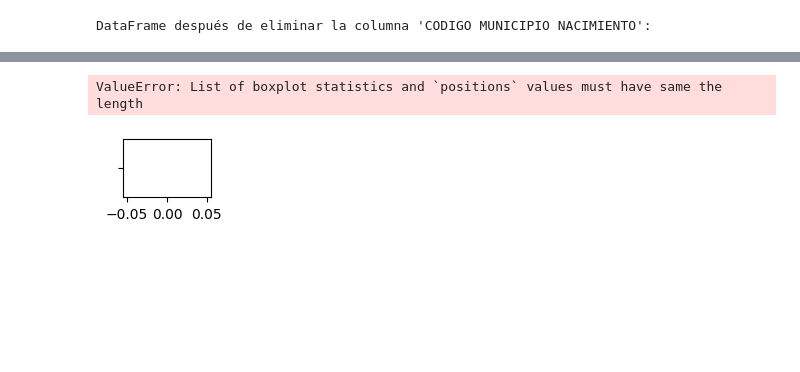
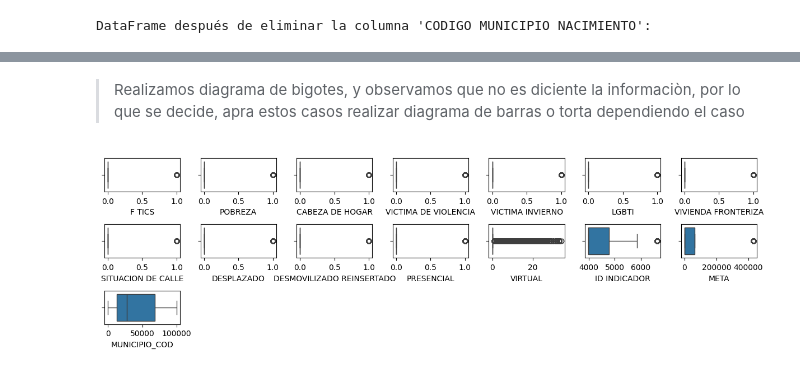
Before and after one commit to Dalivi83/analisisyvisualizaciondata, a Jupyter notebook: laboratorio2.ipynb, the cells around one changed output, grey strips where cells are left out. Drawn from its saved outputs; the diff is of its cells as text; code cells hidden in the pictures; blank space fills up the shorter version.

```diff
--- a/laboratorio2.ipynb
+++ b/laboratorio2.ipynb
@@ -221,14 +248,15 @@ DataFrame después de eliminar la columna 'CODIGO MUNICIPIO NACIMIENTO':
+# %% [markdown]
+> Realizamos diagrama de bigotes, y observamos que no es diciente la informaciòn, por lo que se decide, apra estos casos realizar diagrama de barras o torta dependiendo el caso
 # %%
 # Identificar valores atípicos en las variables numéricas
-numeric_cols = df_Ciudadania_digital.select_dtypes(include=['float','int64','bool']).columns
+numeric_cols = df_Ciudadania_digital.select_dtypes(include=['float','int64']).columns
 
 plt.figure(figsize=(12, 8))
 for i, col in enumerate(numeric_cols, 1):
-    plt.subplot(9, 9, i)
+    plt.subplot(7, 7, i)
     sns.boxplot(data = df_Ciudadania_digital, x = col)
 
 plt.tight_layout()
 plt.show()
 # %% [output]
-ValueError: List of boxplot statistics and `positions` values must have same the length
-[figure, old version]
+[figure, new version]
```
Also changed, not shown: parts of 7 cells of this notebook.
